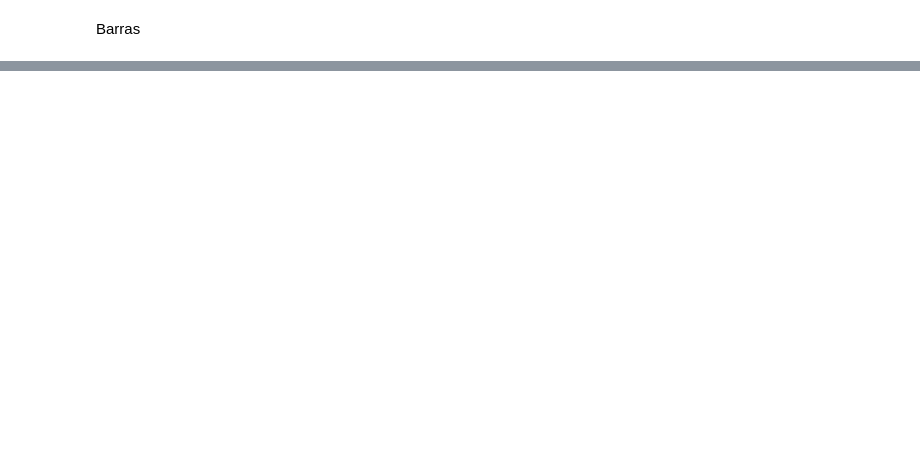
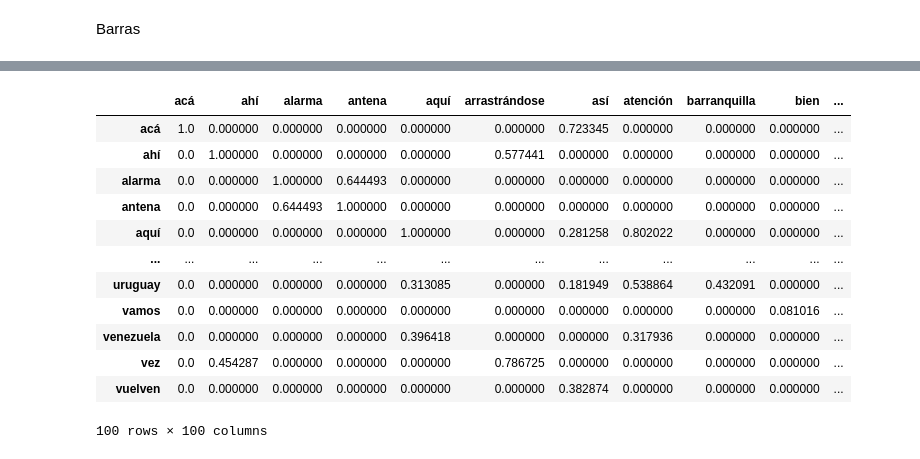
Before and after one commit to normacalamartinez/Extraccion_Datos_Twitter, a Jupyter notebook: Extraccion_Datos_Twitter.ipynb, the cells around one changed output, grey strips where cells are left out. Cells and saved outputs as stored; diff of their text form; code cells hidden in the pictures; blank space fills up the shorter version.

```diff
--- a/Extraccion_Datos_Twitter.ipynb
+++ b/Extraccion_Datos_Twitter.ipynb
@@ -226,0 +325,38 @@ iplot(fig)
+# %%
+import re
+from nltk.corpus import stopwords
+from sklearn.feature_extraction.text import TfidfVectorizer
+stopwords_sp = stopwords.words('spanish')
+
+def pre_procesado(texto):
+    texto = texto.lower()
+    texto = re.sub(r"[\W\d_]+", " ", texto)
+    texto = " ".join([palabra for palabra in texto.split() if palabra not in stopwords_sp])
+    return texto
+
+tfidf_vect = TfidfVectorizer(preprocessor=pre_procesado, ngram_range=(1,1), max_features=100)
+tfidf = tfidf_vect.fit_transform(data.clean.values)
+# %%
+from sklearn.metrics.pairwise import cosine_similarity
+
+voc = [k for k,v in sorted(tfidf_vect.vocabulary_.items(), key=lambda kv: kv[1])]
+temp = pd.DataFrame(tfidf.toarray())
+temp = cosine_similarity(temp.T.values)
+temp = pd.DataFrame(temp)
+temp.columns = voc
+temp.index = voc
+temp
+# %% [output]
+|  | acá | ahí | alarma | antena | aquí | arrastrándose | así | atención | barranquilla | bien | ... |
+| acá | 1.0 | 0.000000 | 0.000000 | 0.000000 | 0.000000 | 0.000000 | 0.723345 | 0.000000 | 0.000000 | 0.000000 | ... |
+| ahí | 0.0 | 1.000000 | 0.000000 | 0.000000 | 0.000000 | 0.577441 | 0.000000 | 0.000000 | 0.000000 | 0.000000 | ... |
+| alarma | 0.0 | 0.000000 | 1.000000 | 0.644493 | 0.000000 | 0.000000 | 0.000000 | 0.000000 | 0.000000 | 0.000000 | ... |
+| antena | 0.0 | 0.000000 | 0.644493 | 1.000000 | 0.000000 | 0.000000 | 0.000000 | 0.000000 | 0.000000 | 0.000000 | ... |
+| aquí | 0.0 | 0.000000 | 0.000000 | 0.000000 | 1.000000 | 0.000000 | 0.281258 | 0.802022 | 0.000000 | 0.000000 | ... |
+| ... | ... | ... | ... | ... | ... | ... | ... | ... | ... | ... | ... |
+| uruguay | 0.0 | 0.000000 | 0.000000 | 0.000000 | 0.313085 | 0.000000 | 0.181949 | 0.538864 | 0.432091 | 0.000000 | ... |
+| vamos | 0.0 | 0.000000 | 0.000000 | 0.000000 | 0.000000 | 0.000000 | 0.000000 | 0.000000 | 0.000000 | 0.081016 | ... |
+| venezuela | 0.0 | 0.000000 | 0.000000 | 0.000000 | 0.396418 | 0.000000 | 0.000000 | 0.317936 | 0.000000 | 0.000000 | ... |
+| vez | 0.0 | 0.454287 | 0.000000 | 0.000000 | 0.000000 | 0.786725 | 0.000000 | 0.000000 | 0.000000 | 0.000000 | ... |
+| vuelven | 0.0 | 0.000000 | 0.000000 | 0.000000 | 0.000000 | 0.000000 | 0.382874 | 0.000000 | 0.000000 | 0.000000 | ... |
+100 rows × 100 columns
```
Also changed, not shown: parts of 15 cells of this notebook.
